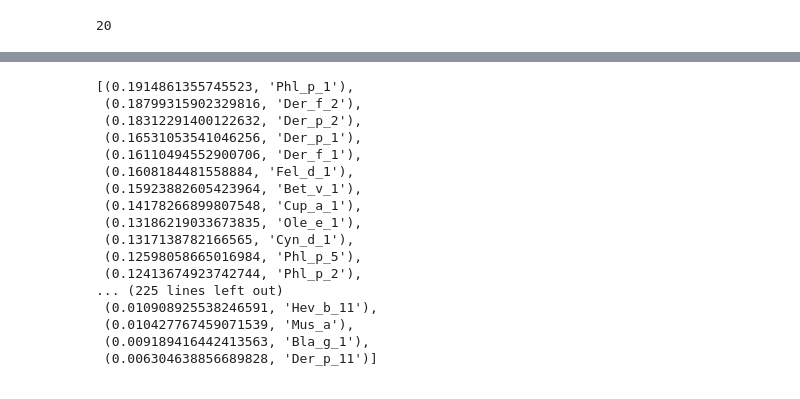
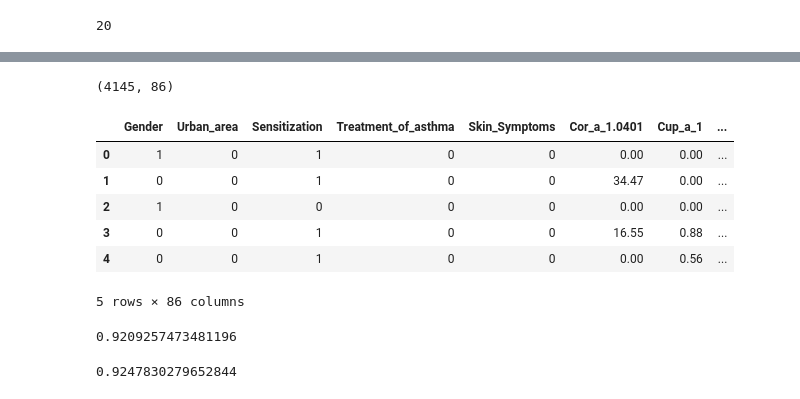
Before and after one commit to IngeaJeanOlivier/Allergies, a Jupyter notebook: notebooks/nb_jean_olivier.ipynb, the cells around one changed output, grey strips where cells are left out. Drawn from its saved outputs; the diff is of its cells as text; code cells hidden in the pictures.

```diff
--- a/notebooks/nb_jean_olivier.ipynb
+++ b/notebooks/nb_jean_olivier.ipynb
@@ -411,7 +334,7 @@ plt.show()
 left_columns = []
 
 # Taking columns from the left hand, but not the row-id neither the Patient_ID:
-for i in range(2, 15):
+for i in range(1, 14):
     left_columns.append(all_cols[i])
 
 left_columns
@@ -438,20 +361,50 @@ We will keep 34 columns, as they seem interesting
 # %%
-corr_sensitization
+col_that_need_dummies = ['Chip_Type', 'Age', 'Blood_Month_sample', 'Region', 'Treatment_of_rhinitis', 'Age_of_onsets', 'General_cofactors', 'Treatment_of_atopic_dematitis']
+
+# We keep only the columns to keep, and (for the pure categorical columns) we make some dummies.
+df2 = df2[columns_to_keep]
+df3 = pd.get_dummies(data=df2, columns=col_that_need_dummies)
+
+df3.shape
 # %% [output]
-[(0.1914861355745523, 'Phl_p_1'),
- (0.18799315902329816, 'Der_f_2'),
- (0.18312291400122632, 'Der_p_2'),
- (0.16531053541046256, 'Der_p_1'),
- (0.16110494552900706, 'Der_f_1'),
- (0.1608184481558884, 'Fel_d_1'),
- (0.15923882605423964, 'Bet_v_1'),
- (0.14178266899807548, 'Cup_a_1'),
- (0.13186219033673835, 'Ole_e_1'),
- (0.1317138782166565, 'Cyn_d_1'),
- (0.12598058665016984, 'Phl_p_5'),
- (0.12413674923742744, 'Phl_p_2'),
-... (225 lines left out)
- (0.010908925538246591, 'Hev_b_11'),
- (0.010427767459071539, 'Mus_a'),
- (0.009189416442413563, 'Bla_g_1'),
- (0.006304638856689828, 'Der_p_11')]
+(4145, 86)
+# %%
+df3.head()
+# %% [output]
+|  | Gender | Urban_area | Sensitization | Treatment_of_asthma | Skin_Symptoms | Cor_a_1.0401 | Cup_a_1 | ... |
+| 0 | 1 | 0 | 1 | 0 | 0 | 0.00 | 0.00 | ... |
+| 1 | 0 | 0 | 1 | 0 | 0 | 34.47 | 0.00 | ... |
+| 2 | 1 | 0 | 0 | 0 | 0 | 0.00 | 0.00 | ... |
+| 3 | 0 | 0 | 1 | 0 | 0 | 16.55 | 0.88 | ... |
+| 4 | 0 | 0 | 1 | 0 | 0 | 0.00 | 0.56 | ... |
+5 rows × 86 columns
+# %%
+from sklearn.model_selection import train_test_split
+from sklearn.linear_model import LogisticRegression
+
+lr = LogisticRegression()
+
+X = df3.drop(columns=["Sensitization"])
+y = df3["Sensitization"]
+
+X_train, X_test, y_train, y_test = train_test_split(X, y, random_state=0)
+
+lr.fit(X=X_train, y=y_train)
+
+score = lr.score(X=X_test, y=y_test)
+
+print(score)
+# %% [output]
+0.9209257473481196
+# %%
+from sklearn.ensemble import RandomForestClassifier
+
+rfc = RandomForestClassifier()
+
+rfc.fit(X=X_train, y=y_train)
+
+score = rfc.score(X=X_test, y=y_test)
+
+print(score)
+# %% [output]
+0.9247830279652844
```
Also changed, not shown: parts of 20 cells of this notebook, 2 other files.
